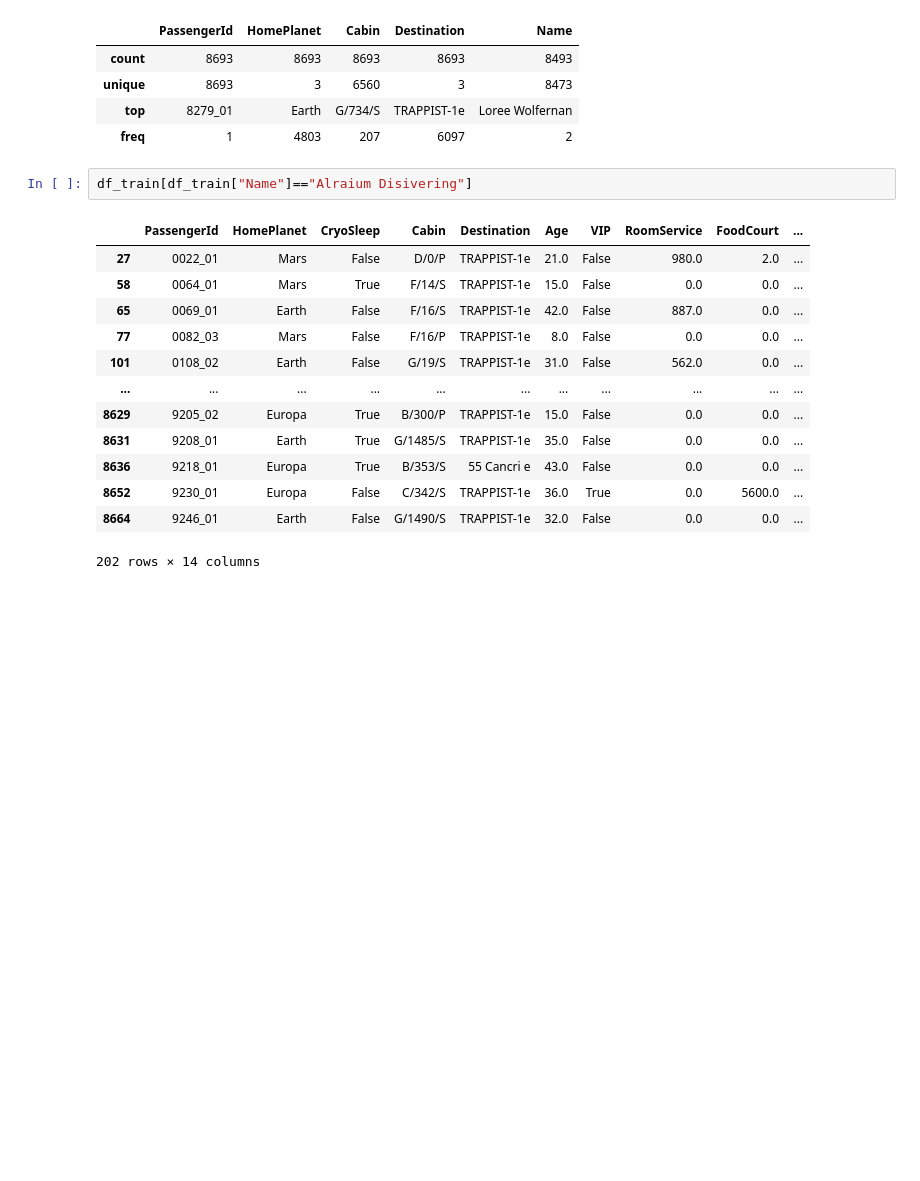
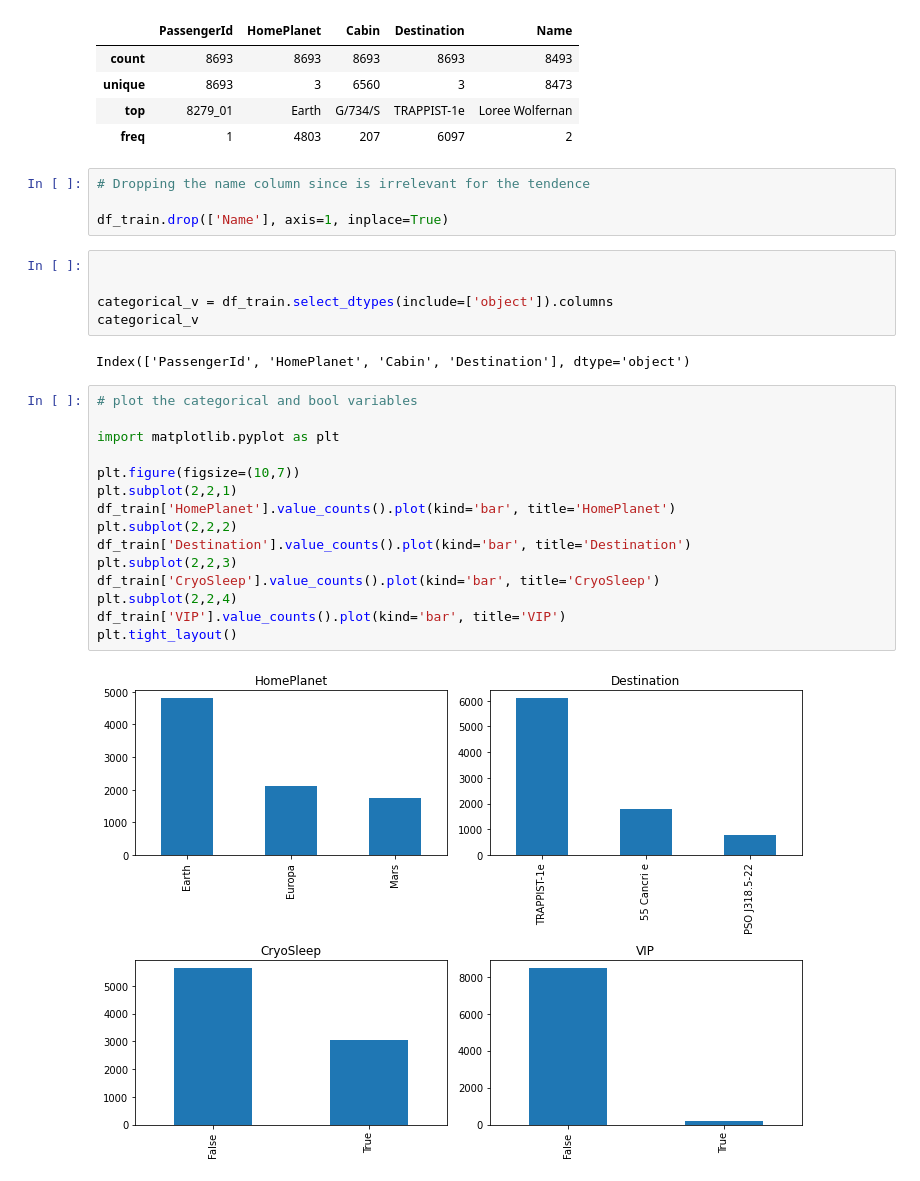
Before and after one commit to 0Ellias0/Spaceship-Titanic-Competition-, a Jupyter notebook: main.ipynb, the cells around one changed output. Saved outputs shown, nothing was run; the diff lists cells and outputs as text; blank space fills up the shorter version.

Commit message:
Data visualization

```diff
--- a/main.ipynb
+++ b/main.ipynb
@@ -204,19 +199,31 @@ df_train.describe(include=["O"])
 | unique | 8693 | 3 | 6560 | 3 | 8473 |
 | top | 8279_01 | Earth | G/734/S | TRAPPIST-1e | Loree Wolfernan |
 | freq | 1 | 4803 | 207 | 6097 | 2 |
-# %%
-df_train[df_train["Name"]=="Alraium Disivering"]
-# %% [output]
-|  | PassengerId | HomePlanet | CryoSleep | Cabin | Destination | Age | VIP | RoomService | FoodCourt | ... |
-| 27 | 0022_01 | Mars | False | D/0/P | TRAPPIST-1e | 21.0 | False | 980.0 | 2.0 | ... |
-| 58 | 0064_01 | Mars | True | F/14/S | TRAPPIST-1e | 15.0 | False | 0.0 | 0.0 | ... |
-| 65 | 0069_01 | Earth | False | F/16/S | TRAPPIST-1e | 42.0 | False | 887.0 | 0.0 | ... |
-| 77 | 0082_03 | Mars | False | F/16/P | TRAPPIST-1e | 8.0 | False | 0.0 | 0.0 | ... |
-| 101 | 0108_02 | Earth | False | G/19/S | TRAPPIST-1e | 31.0 | False | 562.0 | 0.0 | ... |
-| ... | ... | ... | ... | ... | ... | ... | ... | ... | ... | ... |
-| 8629 | 9205_02 | Europa | True | B/300/P | TRAPPIST-1e | 15.0 | False | 0.0 | 0.0 | ... |
-| 8631 | 9208_01 | Earth | True | G/1485/S | TRAPPIST-1e | 35.0 | False | 0.0 | 0.0 | ... |
-| 8636 | 9218_01 | Europa | True | B/353/S | 55 Cancri e | 43.0 | False | 0.0 | 0.0 | ... |
-| 8652 | 9230_01 | Europa | False | C/342/S | TRAPPIST-1e | 36.0 | True | 0.0 | 5600.0 | ... |
-| 8664 | 9246_01 | Earth | False | G/1490/S | TRAPPIST-1e | 32.0 | False | 0.0 | 0.0 | ... |
-202 rows × 14 columns
+# %%
+# Dropping the name column since is irrelevant for the tendence
+
+df_train.drop(['Name'], axis=1, inplace=True)
+# %%
+
+
+categorical_v = df_train.select_dtypes(include=['object']).columns
+categorical_v
+# %% [output]
+Index(['PassengerId', 'HomePlanet', 'Cabin', 'Destination'], dtype='object')
+# %%
+# plot the categorical and bool variables
+
+import matplotlib.pyplot as plt
+
+plt.figure(figsize=(10,7))
+plt.subplot(2,2,1)
+df_train['HomePlanet'].value_counts().plot(kind='bar', title='HomePlanet')
+plt.subplot(2,2,2)
+df_train['Destination'].value_counts().plot(kind='bar', title='Destination')
+plt.subplot(2,2,3)
+df_train['CryoSleep'].value_counts().plot(kind='bar', title='CryoSleep')
+plt.subplot(2,2,4)
+df_train['VIP'].value_counts().plot(kind='bar', title='VIP')
+plt.tight_layout()
+# %% [output]
+[figure, added]
```
Also changed, not shown: parts of 10 cells of this notebook.
